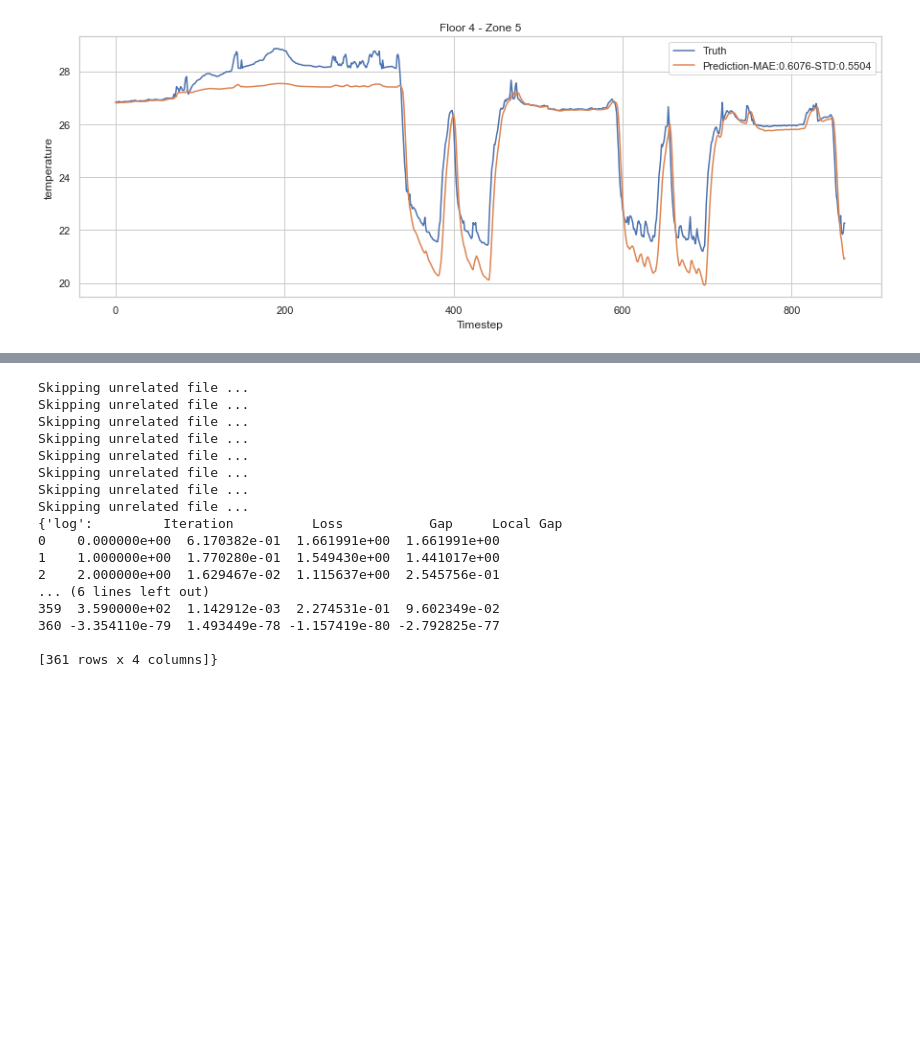
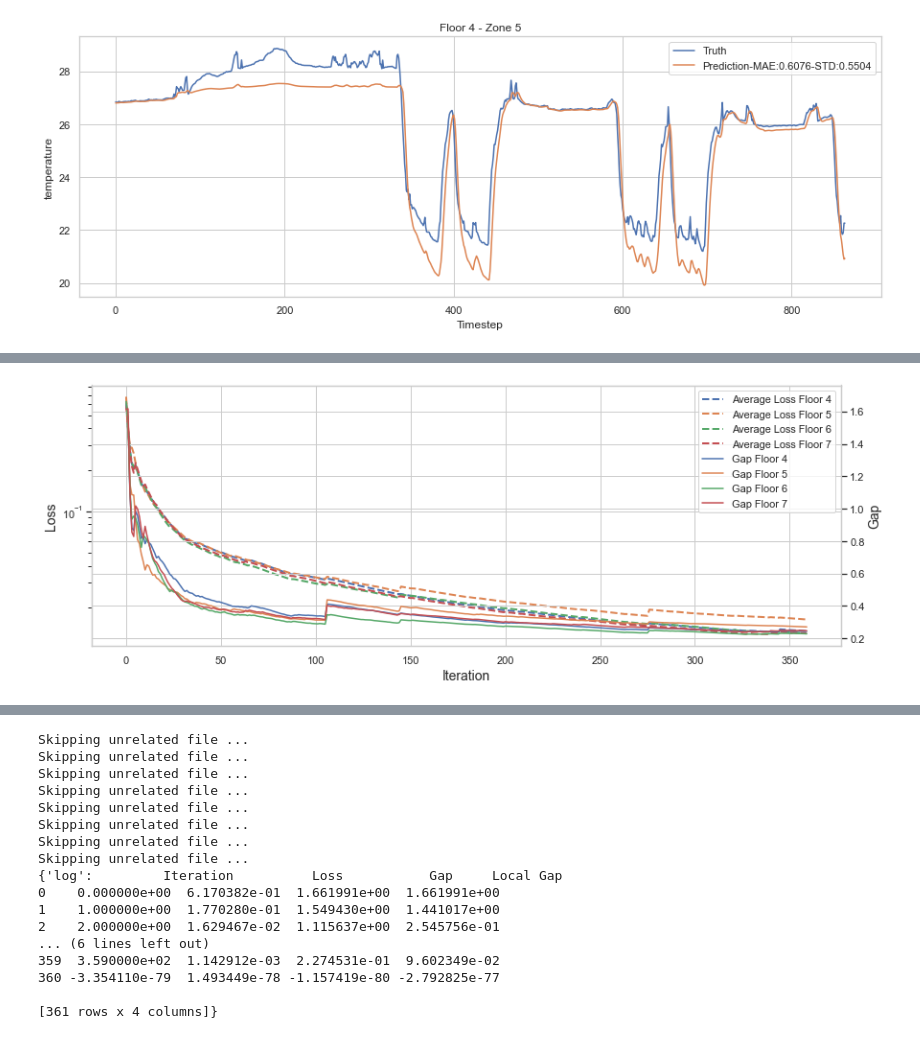
Before and after one commit to AnganMitra/decentralearn, a Jupyter notebook: DMFW/src/GeneratePlot.ipynb, the cells around one changed output, grey strips where cells are left out. Cells and saved outputs as stored; diff of their text form; code cells hidden in the pictures; blank space fills up the shorter version.

```diff
--- a/DMFW/src/GeneratePlot.ipynb
+++ b/DMFW/src/GeneratePlot.ipynb
@@ -518,0 +535,24 @@ for i in [1,2,4,5]:
+# %%
+fig,ax = plt.subplots(figsize=(14,5))
+logs_floors = pd.DataFrame()
+ax2=ax.twinx()
+for floor in [4,5,6,7]:
+    path = f"/Users/Slaton/Documents/DMFW/BangkokDataAnalysis/gitdecenlearn/Analysis/temp-version4/DMFW/complete/floor{floor}/alpha095-cut20april-hid64-64/"
+    logs = pd.read_csv(path+"Floor_log.csv",index_col=0)[:-1]
+    logs = logs.rename(columns={"Loss": f"Loss{floor}","Gap":f"Gap{floor}"})
+    #logs["Gap"].rename(f"Gap {floor}")
+    logs_floors = pd.concat([logs_floors, logs],axis=1)
+    #ax.plot(logs_floors[f"Loss{floor}"],label=f"Step Loss {floor}")
+    ax.plot(average_loss(logs_floors[f"Loss{floor}"]),ls='--',linewidth=2,label=f"Average Loss Floor {floor}")
+    # set x-axis label
+    ax.set_xlabel("Iteration",fontsize=14)
+    # set y-axis label
+    ax.set_ylabel("Loss",fontsize=14)
+    ax.set_yscale("log")
+    ax2.plot(logs_floors[f"Gap{floor}"],label=f"Gap Floor {floor}")
+    ax2.set_ylabel("Gap",fontsize=14)
+    #ax2.set_yscale("log")
+fig.legend(loc="upper right",bbox_to_anchor=(1,1),bbox_transform=ax.transAxes)
+plt.show()
+# %% [output]
+[figure, added]
```
Also changed, not shown: parts of 7 cells of this notebook, 8 other files.
